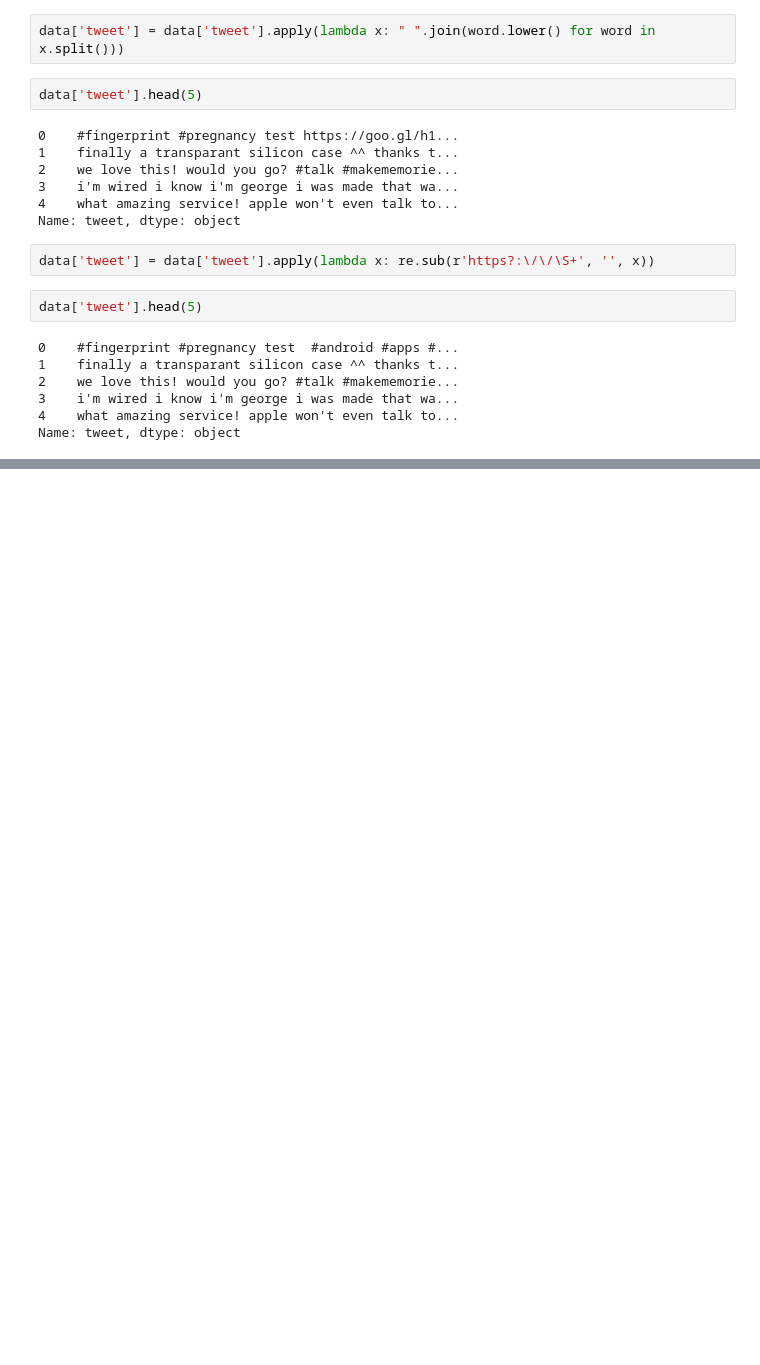
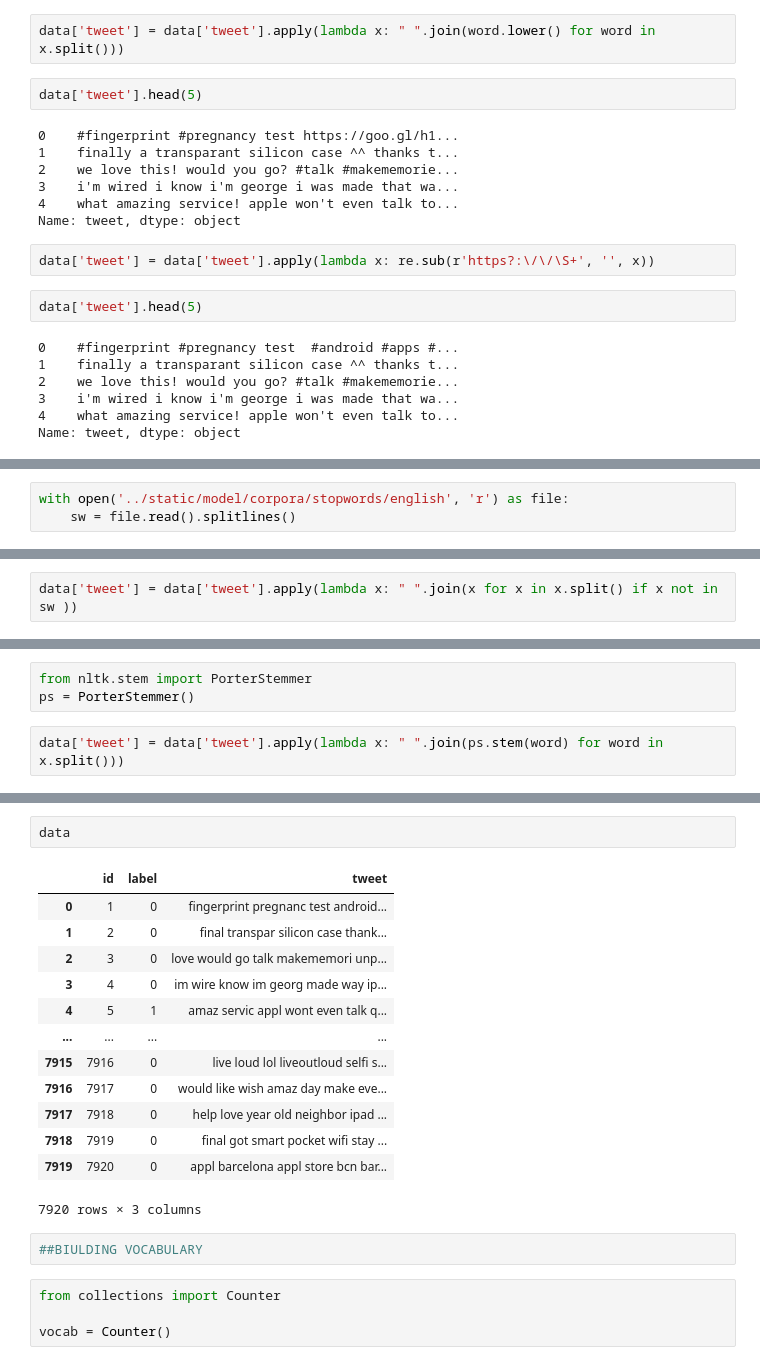
Before and after one commit to PrasadWijesinghe/REVIEW-ANALIZER, a Jupyter notebook: notebook/model.ipynb, the cells around one changed output, grey strips where cells are left out. Cells and saved outputs as stored; diff of their text form; blank space fills up the shorter version.

```diff
--- a/notebook/model.ipynb
+++ b/notebook/model.ipynb
@@ -81,0 +149,3 @@ Name: tweet, dtype: object
+# %%
+with open('../static/model/corpora/stopwords/english', 'r') as file:
+    sw = file.read().splitlines()
@@ -81,0 +172,2 @@ Name: tweet, dtype: object
+# %%
+data['tweet'] = data['tweet'].apply(lambda x: " ".join(x for x in x.split() if x not in sw ))
@@ -81,0 +190,5 @@ Name: tweet, dtype: object
+# %%
+from nltk.stem import PorterStemmer
+ps = PorterStemmer()
+# %%
+data['tweet'] = data['tweet'].apply(lambda x: " ".join(ps.stem(word) for word in x.split()))
@@ -81,0 +209,22 @@ Name: tweet, dtype: object
+# %%
+data
+# %% [output]
+|  | id | label | tweet |
+| 0 | 1 | 0 | fingerprint pregnanc test android... |
+| 1 | 2 | 0 | final transpar silicon case thank... |
+| 2 | 3 | 0 | love would go talk makememori unp... |
+| 3 | 4 | 0 | im wire know im georg made way ip... |
+| 4 | 5 | 1 | amaz servic appl wont even talk q... |
+| ... | ... | ... | ... |
+| 7915 | 7916 | 0 | live loud lol liveoutloud selfi s... |
+| 7916 | 7917 | 0 | would like wish amaz day make eve... |
+| 7917 | 7918 | 0 | help love year old neighbor ipad ... |
+| 7918 | 7919 | 0 | final got smart pocket wifi stay ... |
+| 7919 | 7920 | 0 | appl barcelona appl store bcn bar... |
+7920 rows × 3 columns
+# %%
+##BIULDING VOCABULARY
+# %%
+from collections import Counter
+
+vocab = Counter()
```
Also changed, not shown: parts of 43 cells of this notebook, 35 other files.
